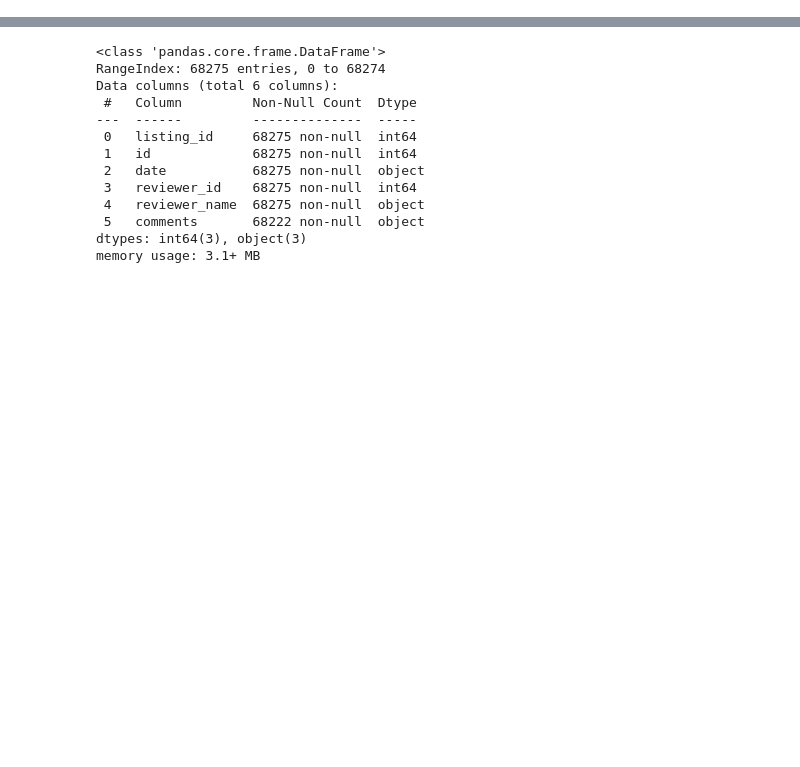
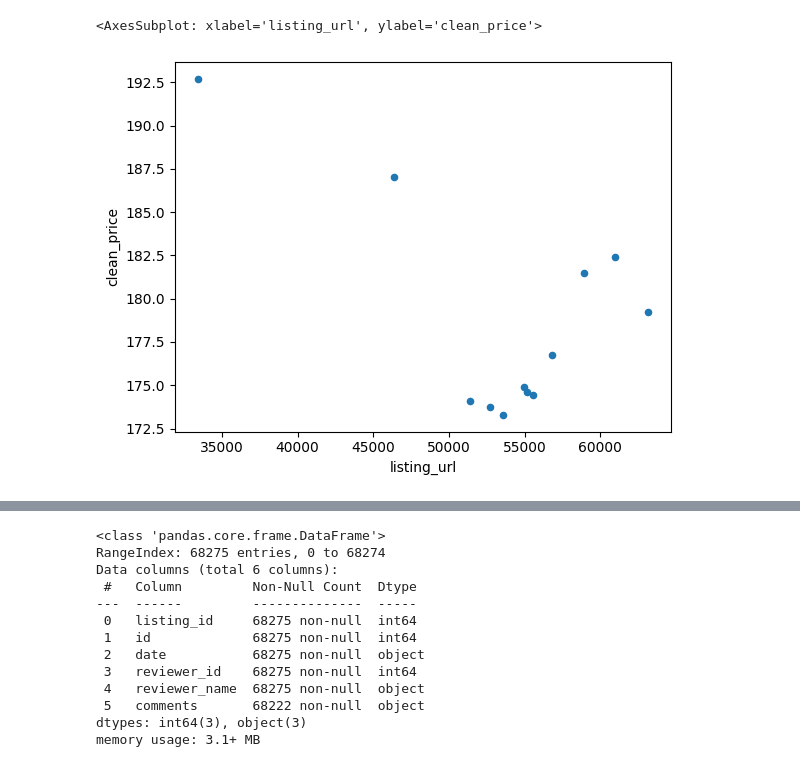
Before and after one commit to edonkoh/udacity_airbnb, a Jupyter notebook: airbnb.ipynb, the cells around one changed output, grey strips where cells are left out. Saved outputs shown, nothing was run; the diff lists cells and outputs as text; code cells hidden in the pictures; blank space fills up the shorter version.

```diff
--- a/airbnb.ipynb
+++ b/airbnb.ipynb
@@ -59,0 +154,5 @@ NameError: name 'x' is not defined
+# %%
+Monthly_stats.plot(x = 'listing_url', y = 'clean_price', kind='scatter')
+# %% [output]
+<AxesSubplot: xlabel='listing_url', ylabel='clean_price'>
+[figure, added]
```
Also changed, not shown: parts of 65 cells of this notebook.
